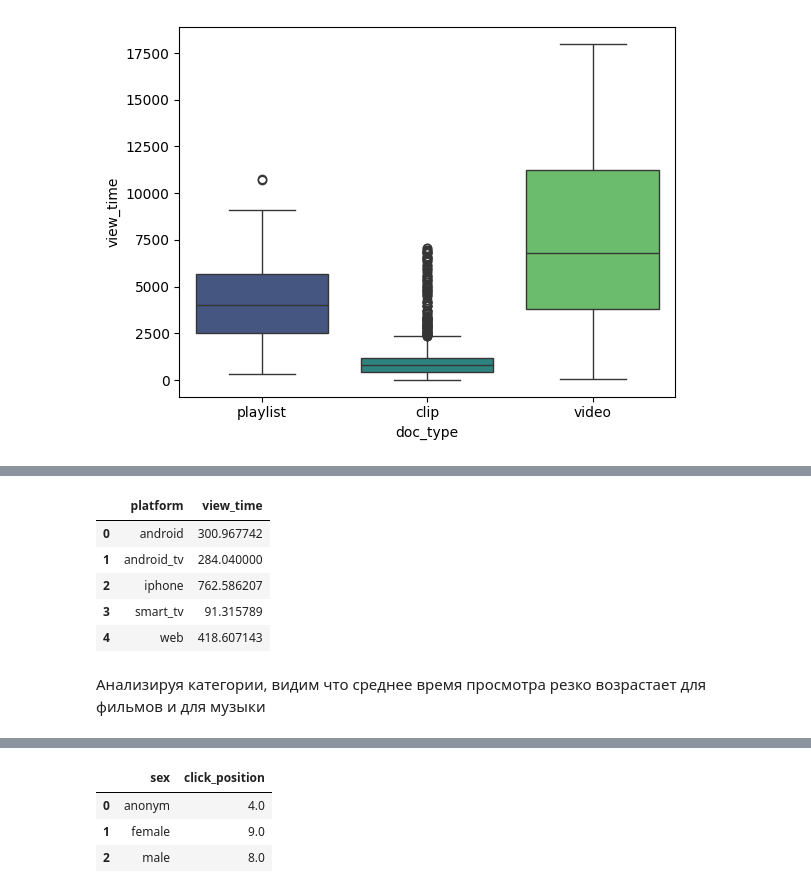
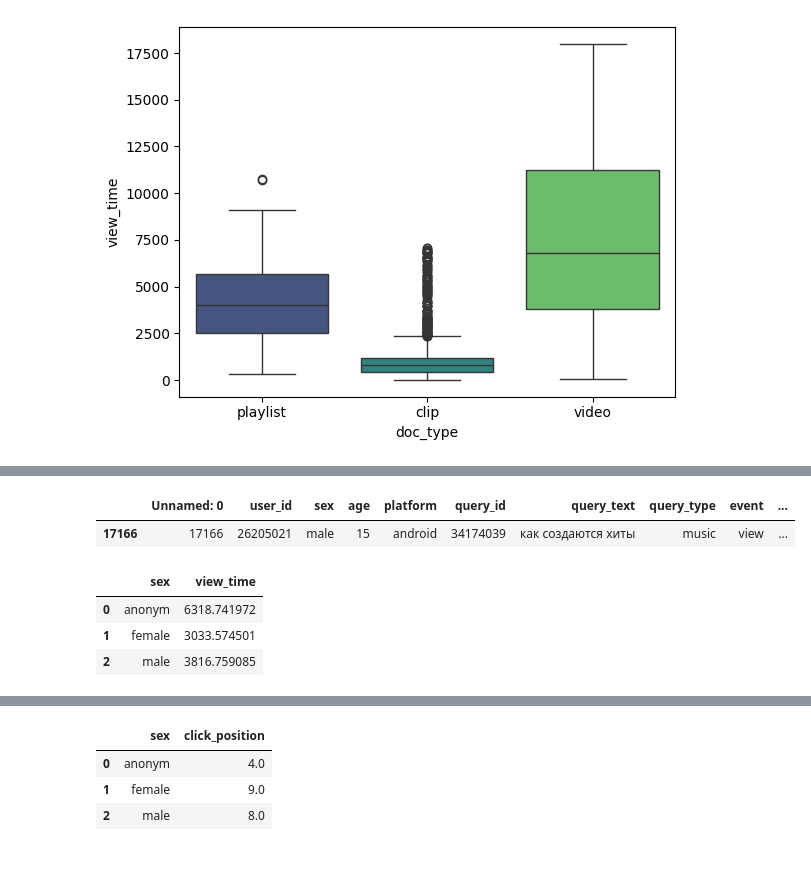
Before and after one commit to Xsize731/techtest_vk, a Jupyter notebook: main.ipynb, the cells around one changed output, grey strips where cells are left out. Cells and saved outputs as stored; diff of their text form; code cells hidden in the pictures; blank space fills up the shorter version.

```diff
--- a/main.ipynb
+++ b/main.ipynb
@@ -311,12 +312,14 @@ sns.lineplot(x='click_position', y='view_time', estimator=np.mean, data=df[df['s
+# %%
+# один пользователь, который и создал скачек на графике
+df_no_news[(df_no_news['click_position'] > 20) & (df_no_news['view_time'] > 0)]
+# %% [output]
+|  | Unnamed: 0 | user_id | sex | age | platform | query_id | query_text | query_type | event | ... |
+| 17166 | 17166 | 26205021 | male | 15 | android | 34174039 | как создаются хиты | music | view | ... |
 # %%
-# обусловленно новостями
-df[(df['click_position'] > 25)].groupby('platform', as_index=False).agg({'view_time' : 'mean'})
+# время просмотра для разных полов, есть странности для анонимных пользователей
+df[df['view_time'] > 0].groupby('sex', as_index=False).agg({'view_time' : 'mean'})
 # %% [output]
-|  | platform | view_time |
-| 0 | android | 300.967742 |
-| 1 | android_tv | 284.040000 |
-| 2 | iphone | 762.586207 |
-| 3 | smart_tv | 91.315789 |
-| 4 | web | 418.607143 |
+|  | sex | view_time |
+| 0 | anonym | 6318.741972 |
+| 1 | female | 3033.574501 |
+| 2 | male | 3816.759085 |
-# %% [markdown]
-Анализируя категории, видим что среднее время просмотра резко возрастает для фильмов и для музыки
```
Also changed, not shown: parts of 25 cells of this notebook.
